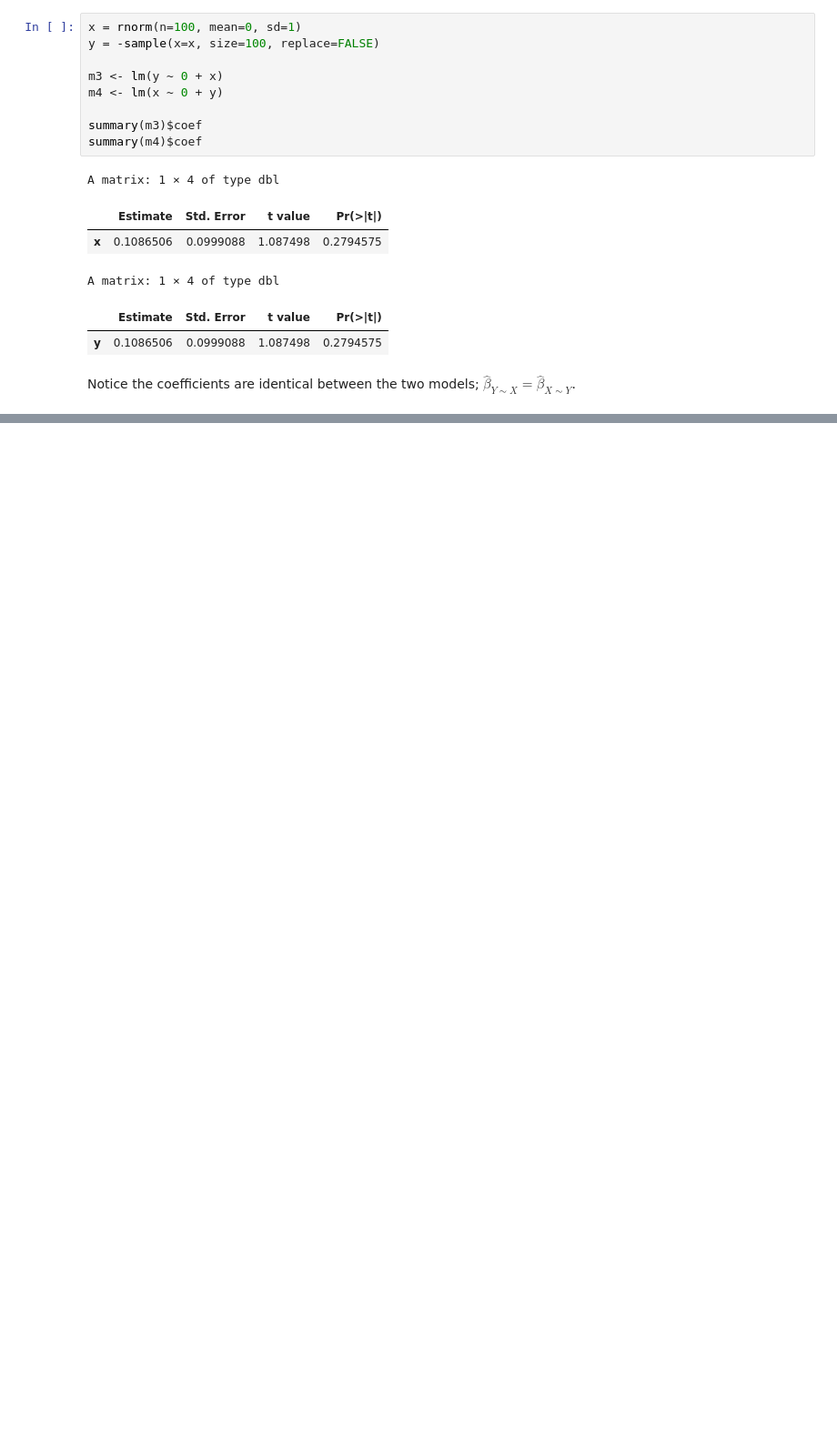
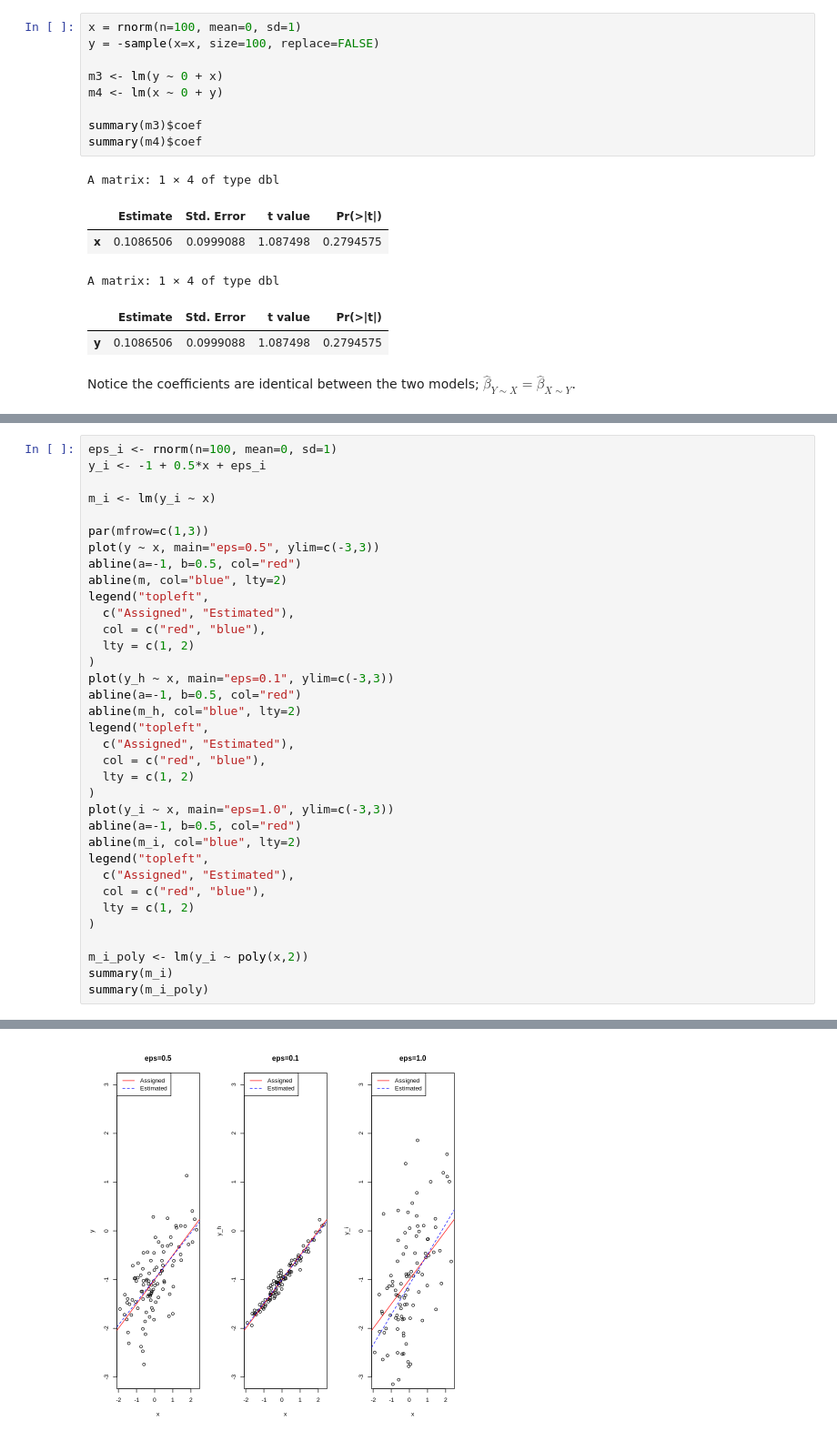
Before and after one commit to nicklausmillican/ISLR_R, a Jupyter notebook: ISLR_R_Ch3.ipynb, the cells around one changed output, grey strips where cells are left out. Shown at 91% size. Cells and saved outputs as stored; diff of their text form; blank space fills up the shorter version.

```diff
--- a/ISLR_R_Ch3.ipynb
+++ b/ISLR_R_Ch3.ipynb
@@ -822,0 +1036,36 @@ Notice the coefficients are identical between the two models; $\hat{\beta}_{Y \s
+# %%
+eps_i <- rnorm(n=100, mean=0, sd=1)
+y_i <- -1 + 0.5*x + eps_i
+
+m_i <- lm(y_i ~ x)
+
+par(mfrow=c(1,3))
+plot(y ~ x, main="eps=0.5", ylim=c(-3,3))
+abline(a=-1, b=0.5, col="red")
+abline(m, col="blue", lty=2)
+legend("topleft",
+  c("Assigned", "Estimated"),
+  col = c("red", "blue"),
+  lty = c(1, 2)
+)
+plot(y_h ~ x, main="eps=0.1", ylim=c(-3,3))
+abline(a=-1, b=0.5, col="red")
+abline(m_h, col="blue", lty=2)
+legend("topleft",
+  c("Assigned", "Estimated"),
+  col = c("red", "blue"),
+  lty = c(1, 2)
+)
+plot(y_i ~ x, main="eps=1.0", ylim=c(-3,3))
+abline(a=-1, b=0.5, col="red")
+abline(m_i, col="blue", lty=2)
+legend("topleft",
+  c("Assigned", "Estimated"),
+  col = c("red", "blue"),
+  lty = c(1, 2)
+)
+
+m_i_poly <- lm(y_i ~ poly(x,2))
+summary(m_i)
+summary(m_i_poly)
+# %% [output]
@@ -822,0 +1107 @@ Notice the coefficients are identical between the two models; $\hat{\beta}_{Y \s
+[figure, added]
```
Also changed, not shown: parts of 26 cells of this notebook.
